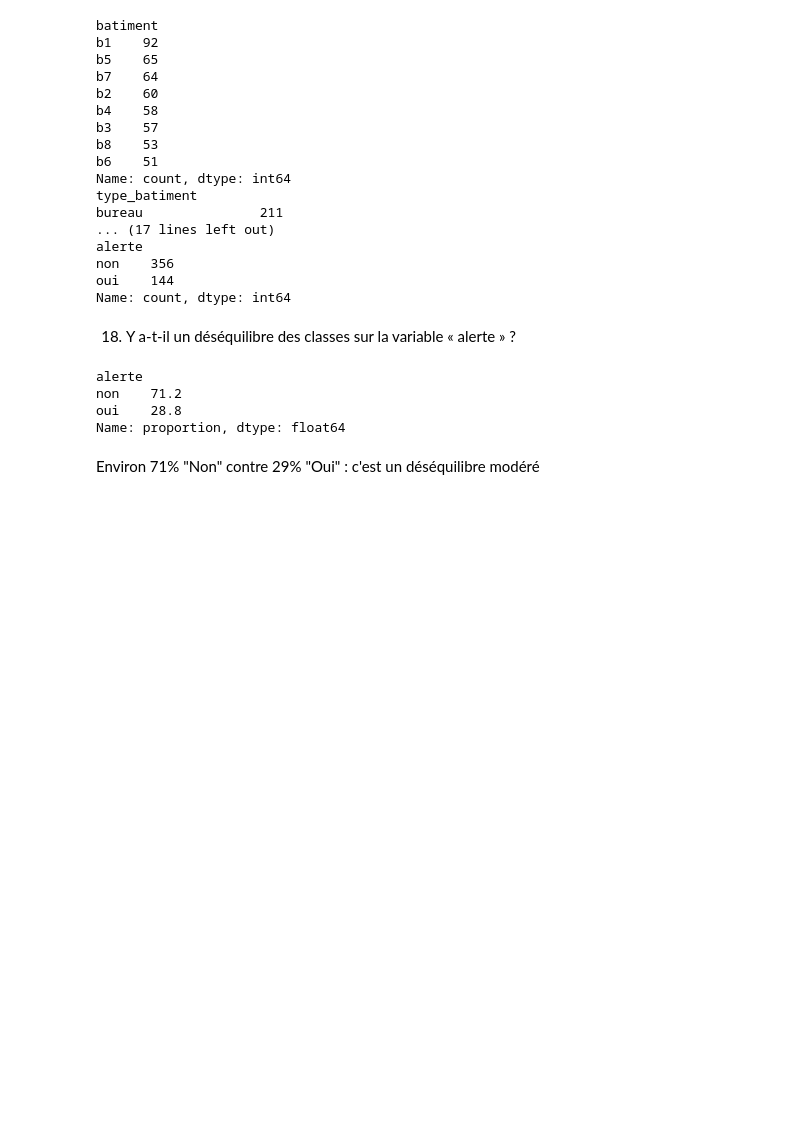
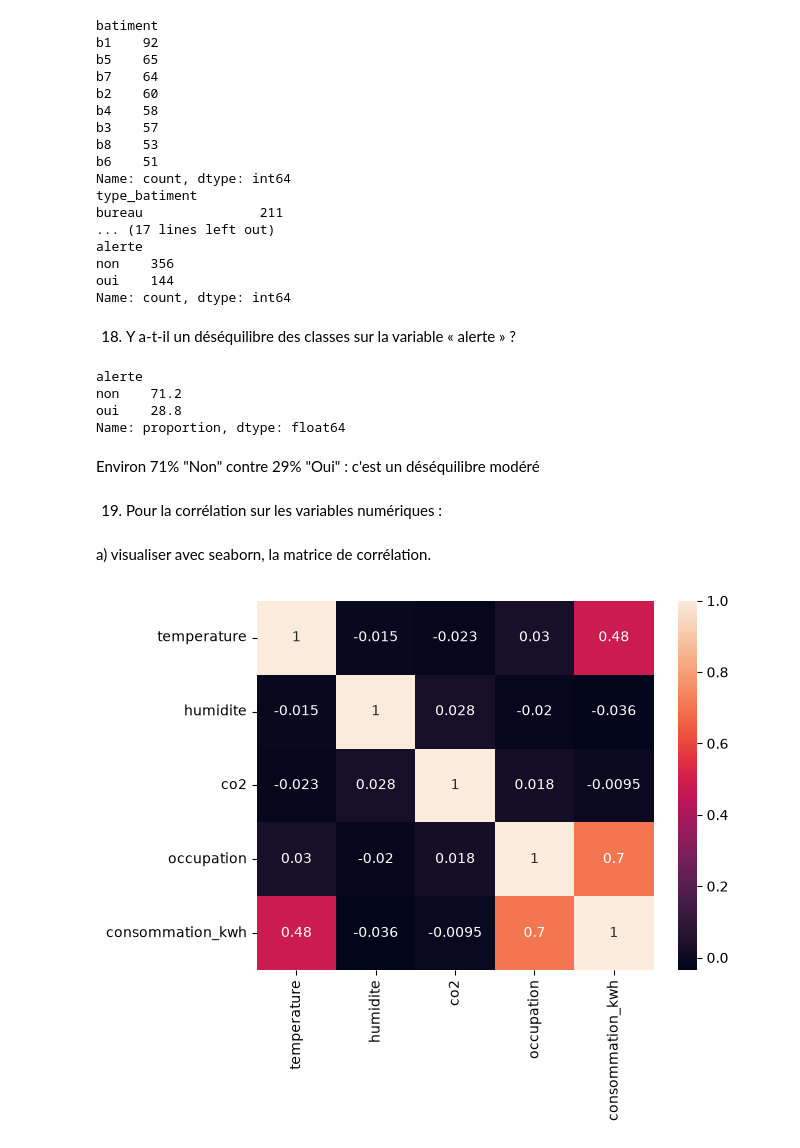
Before and after one commit to yohanfredyh/preparation_donn-es_tabulaires, a Jupyter notebook: notebooks/atelier_prepa_donnees_tab.ipynb, the cells around one changed output. Cells and saved outputs as stored; diff of their text form; code cells hidden in the pictures; blank space fills up the shorter version.

Commit message:
visualisation de la atrice de corrélation avec seaborn

```diff
--- a/notebooks/atelier_prepa_donnees_tab.ipynb
+++ b/notebooks/atelier_prepa_donnees_tab.ipynb
@@ -530,3 +530,15 @@ oui    28.8
 Name: proportion, dtype: float64
 # %% [markdown]
 Environ 71% "Non" contre 29% "Oui" : c'est un déséquilibre modéré
+# %% [markdown]
+19) Pour la corrélation sur les variables numériques :
+# %% [markdown]
+a) visualiser avec seaborn, la matrice de corrélation.
+# %%
+colonnes_num = ['temperature', 'humidite', 'co2', 'occupation', 'consommation_kwh']
+matrice = df[colonnes_num].corr()
+
+sns.heatmap(matrice, annot=True)
+plt.show()
+# %% [output]
+[figure, added]
```
